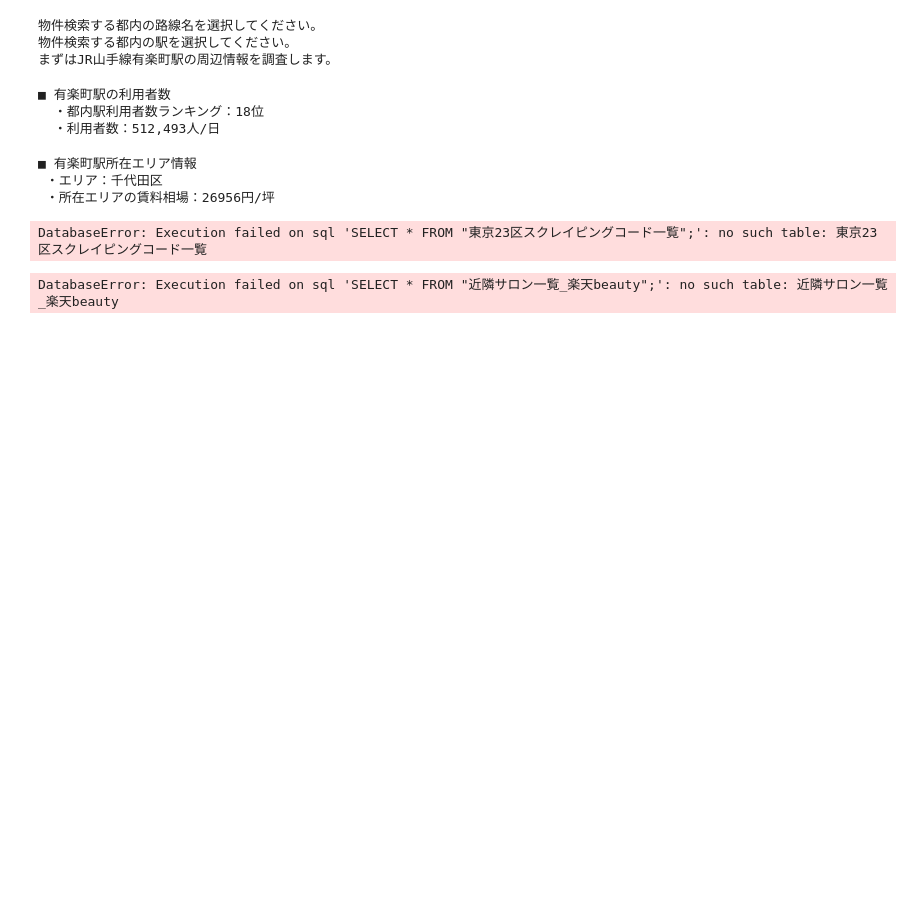
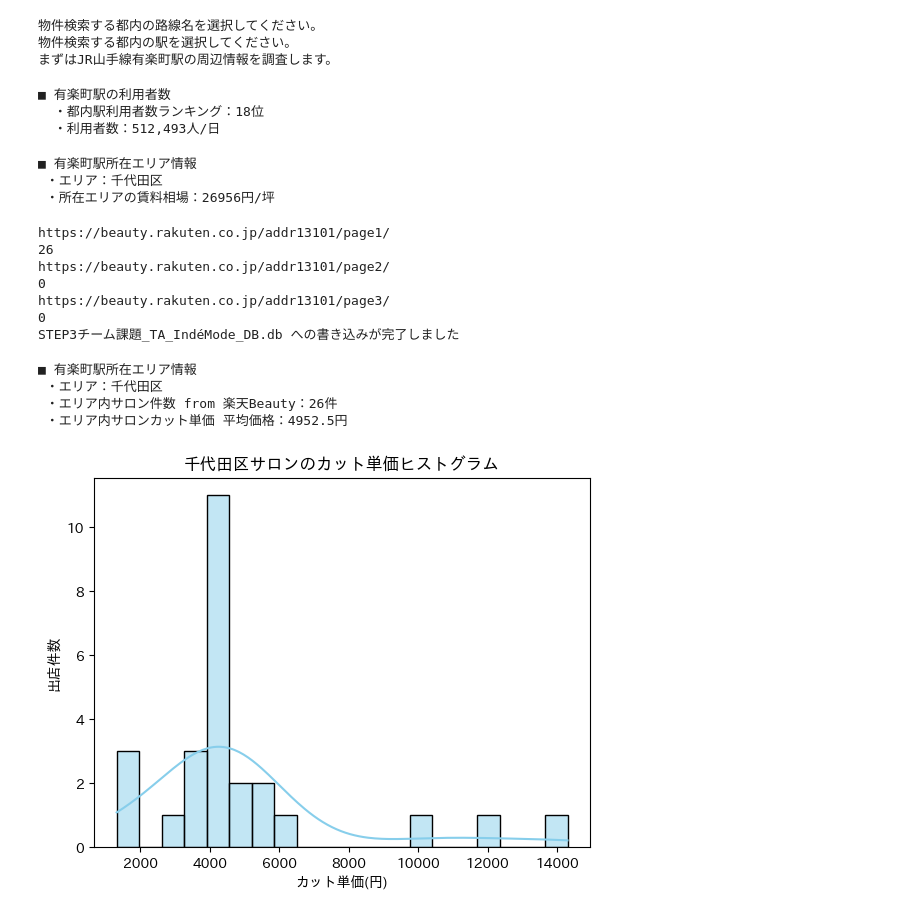
Before and after one commit to shima-koh/STEP3-TA, a Jupyter notebook: TA/230927週宿題/STEP3チーム課題_TA_IndéMode_入力_エリア情報まで.ipynb, the cells around one changed output. Saved outputs shown, nothing was run; the diff lists cells and outputs as text; code cells hidden in the pictures; blank space fills up the shorter version.

```diff
--- a/TA/230927週宿題/STEP3チーム課題_TA_IndéMode_入力_エリア情報まで.ipynb
+++ b/TA/230927週宿題/STEP3チーム課題_TA_IndéMode_入力_エリア情報まで.ipynb
@@ -508,7 +508,7 @@ print(" ・所在エリアの賃料相場：" + area_average_rent + "円/坪")
 #駅所在エリアのサロン情報
 
 # SQLiteデータベース接続
-conn = sqlite3.connect('STEP3チーム課題_TA_IndéMode_DB.db')
+conn = sqlite3.connect(r'C:\Users\kouhei_shimakura\Documents\STEP3-TA\TA\STEP3チーム課題_TA_IndéMode_DB.db')
 # SQLクエリを実行してデータフレームに読み込む
 query3 = 'SELECT * FROM "東京23区スクレイピングコード一覧";'
 df3 = pd.read_sql_query(query3, conn)
@@ -600,36 +600,46 @@ df4.to_sql(table_name, conn, if_exists='replace', index=False)
 
 print(db_path + ' への書き込みが完了しました')
 # %% [output]
-DatabaseError: Execution failed on sql 'SELECT * FROM "東京23区スクレイピングコード一覧";': no such table: 東京23区スクレイピングコード一覧
+https://beauty.rakuten.co.jp/addr13101/page1/
+26
+https://beauty.rakuten.co.jp/addr13101/page2/
+0
+https://beauty.rakuten.co.jp/addr13101/page3/
+0
+STEP3チーム課題_TA_IndéMode_DB.db への書き込みが完了しました
 # %%
 #駅所在エリアのサロン情報2
 
 # DBからデータを読み取り、近隣サロンの価格帯を表示
 # SQLiteデータベース接続
-conn = sqlite3.connect('STEP3チーム課題_TA_IndéMode_DB.db')
+conn = sqlite3.connect(r'C:\Users\kouhei_shimakura\Documents\STEP3-TA\TA\STEP3チーム課題_TA_IndéMode_DB.db')
 # SQLクエリを実行してデータフレームに読み込む
 query5 = 'SELECT * FROM "近隣サロン一覧_楽天beauty";'
 df5 = pd.read_sql_query(query5, conn)
 # データベース接続を閉じる
 conn.close()
 
 # display(df5)
 
 df5['カット単価(円~)'] = df5['カット単価(円~)'].str.replace(',', '').astype(float) #データ数値化
 df5 = df5.sort_values(by='カット単価(円~)') #データ整列
 
 # display(df5)
 
 print('■ ' + station + '駅所在エリア情報')
 print(" ・エリア：" + str(station_area))
 print(" ・エリア内サロン件数 from 楽天Beauty：" + str(len(df5)) + "件")
 print(" ・エリア内サロンカット単価 平均価格：" + str(df5['カット単価(円~)'].mean()) + "円")
 
 sns.histplot(df5['カット単価(円~)'], bins=20, kde=True, color='skyblue')  # kde=Trueでカーネル密度推定も表示
 plt.xlabel('値')
 plt.xlabel('カット単価(円)')
 plt.ylabel('出店件数')
 plt.title('千代田区サロンのカット単価ヒストグラム')
 plt.show()
 # %% [output]
-DatabaseError: Execution failed on sql 'SELECT * FROM "近隣サロン一覧_楽天beauty";': no such table: 近隣サロン一覧_楽天beauty
+■ 有楽町駅所在エリア情報
+ ・エリア：千代田区
+ ・エリア内サロン件数 from 楽天Beauty：26件
+ ・エリア内サロンカット単価 平均価格：4952.5円
+[figure, added]
```
